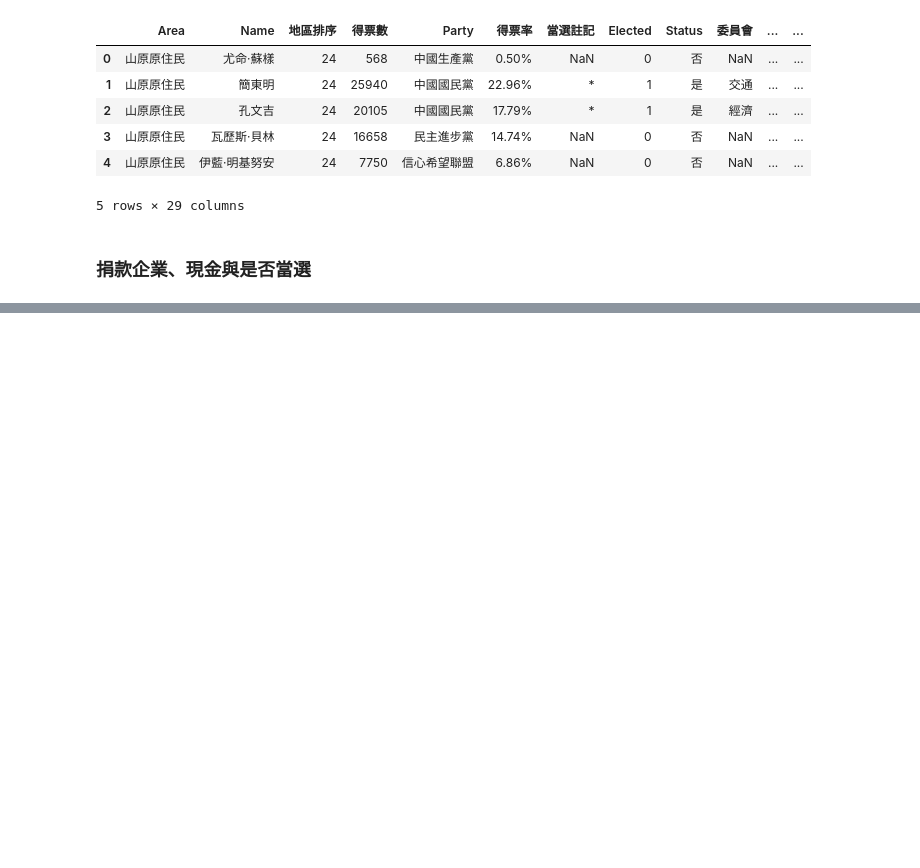
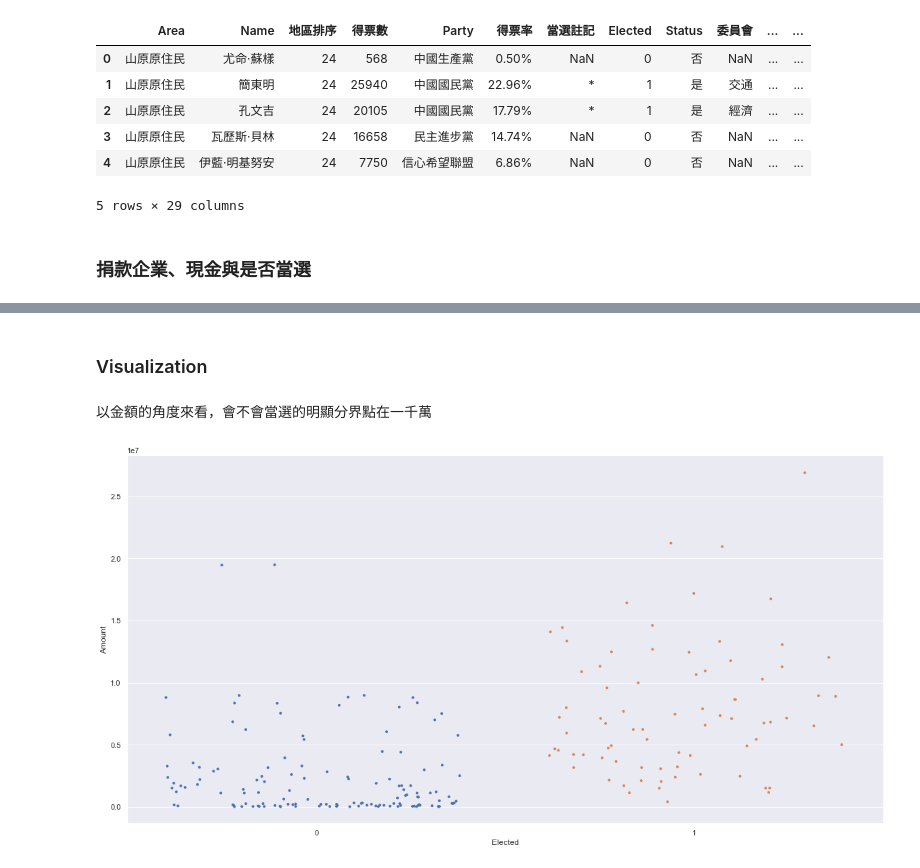
Before and after one commit to 07571026/Political-Contribution, a Jupyter notebook: 政治獻金-簡易資料.ipynb, the cells around one changed output, grey strips where cells are left out. Cells and saved outputs as stored; diff of their text form; code cells hidden in the pictures; blank space fills up the shorter version.

```diff
--- a/政治獻金-簡易資料.ipynb
+++ b/政治獻金-簡易資料.ipynb
@@ -3,3 +1,8 @@ import pandas as pd
+# %%
+import pandas as pd
+import seaborn as sns
+import matplotlib.pyplot as plt
+sns.set()
 # %%
 df = pd.read_csv(r".\try1.csv")
 df1 = pd.read_csv(r".\user.csv")
@@ -24,7 +27,7 @@ pd.set_option('display.max_rows', 1000)
 # %% [markdown]
 ### 捐款企業、現金與是否當選
 # %%
-df[["Name","Donor","Amount","Elected"]].groupby("Name").agg(
+data = df[["Name","Donor","Amount","Elected"]].groupby("Name").agg(
                                                     {"Donor":"count",
                                                      "Amount":"sum",
                                                     "Elected": lambda x: 1 if x.sum() > 1 else 0
@@ -51,0 +57,10 @@ df[["Name","Donor","Amount","Elected"]].groupby("Name").agg(
+# %% [markdown]
+### Visualization
+# %% [markdown]
+以金額的角度來看，會不會當選的明顯分界點在一千萬
+# %%
+plt.figure(figsize=(20,10))
+sns.stripplot(data=data, x="Elected" , y="Amount",jitter= .4, size = 4)
+plt.show()
+# %% [output]
+[figure, added]
```
Also changed, not shown: parts of 5 cells of this notebook.
